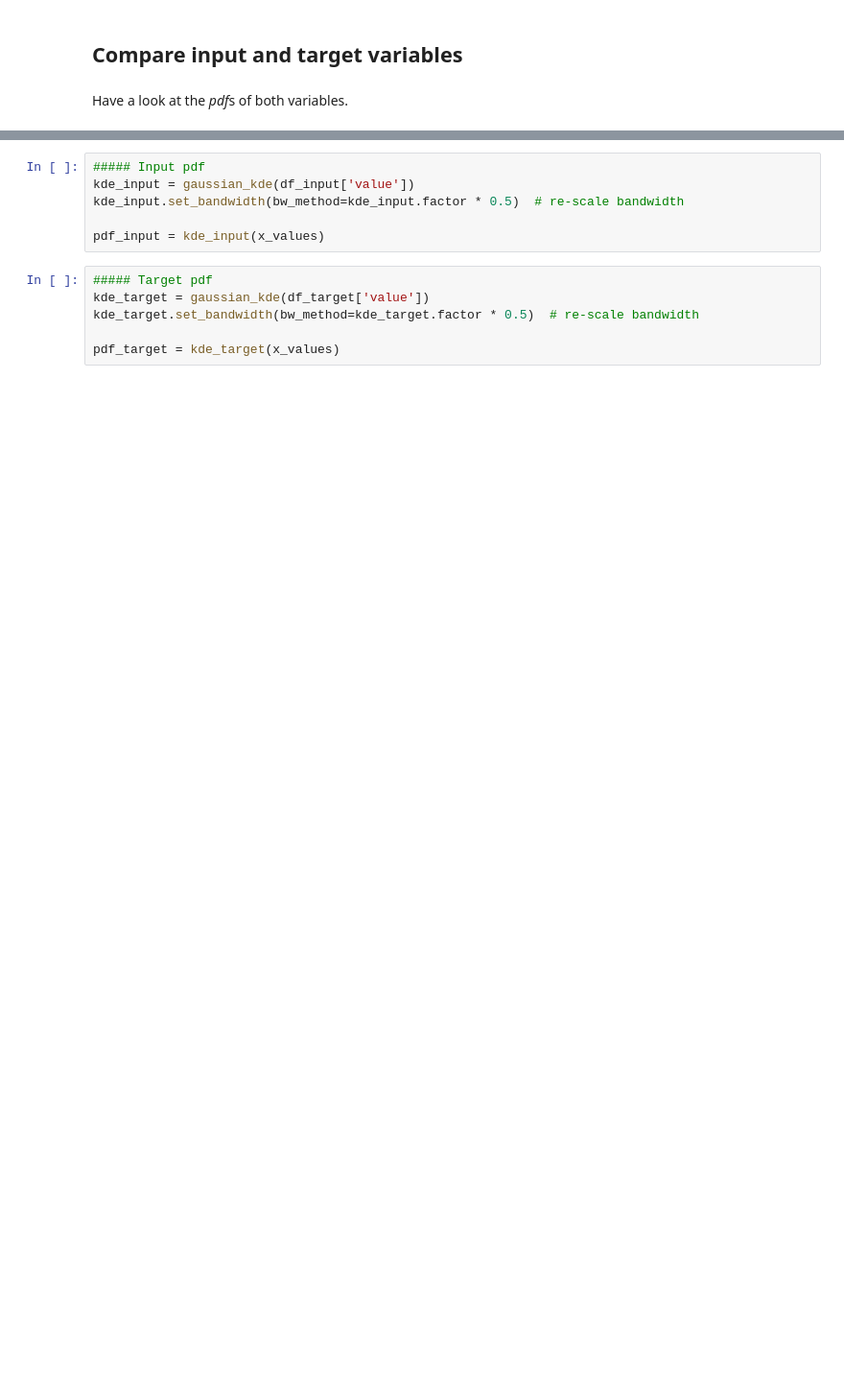
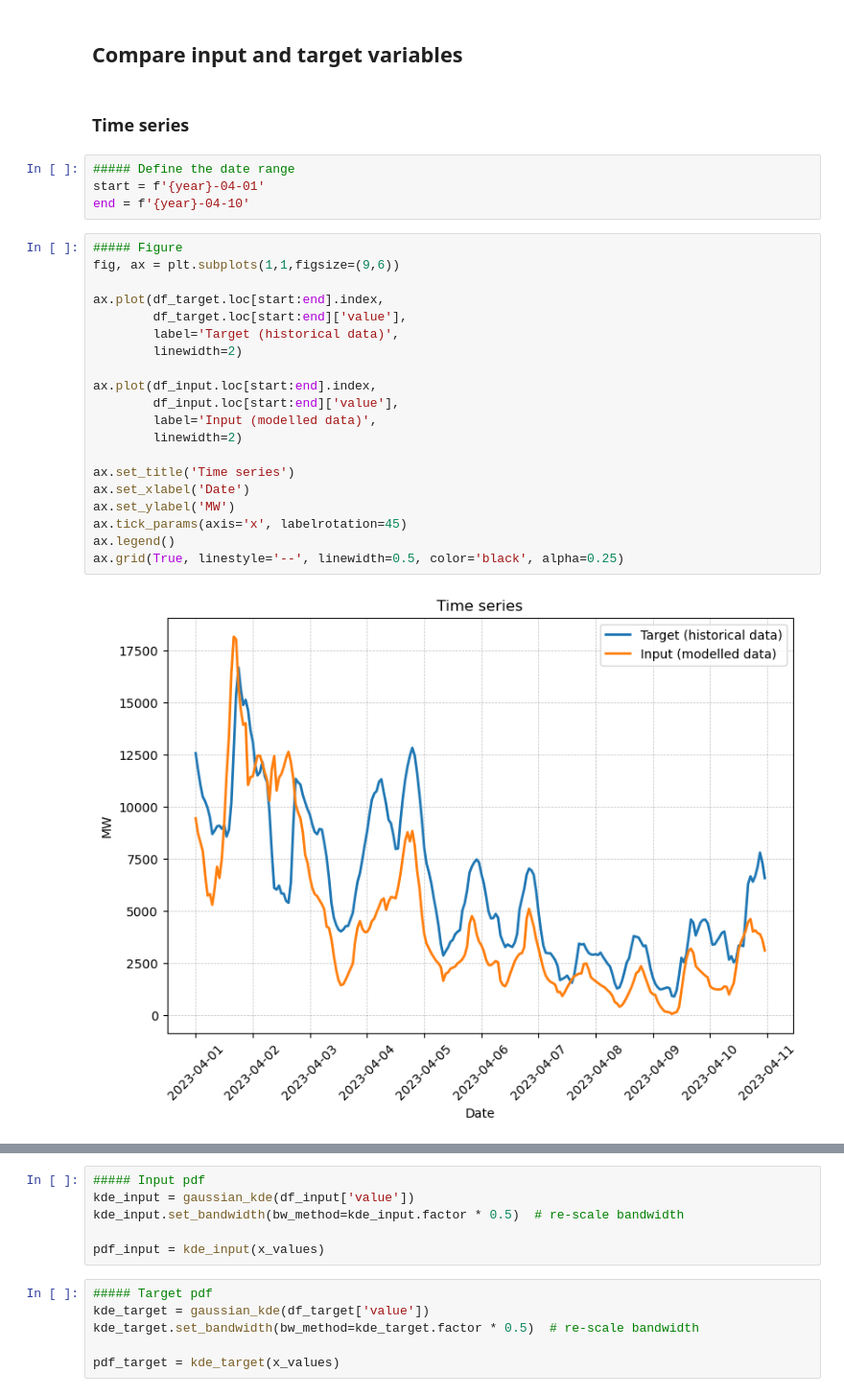
Before and after one commit to cristobal-GC/Q2Q_repository, a Jupyter notebook: notebooks/Tutorial_Creating_Q2Q_transform.ipynb, the cells around one changed output, grey strips where cells are left out. Shown: that part at 96% size. Drawn from its saved outputs; the diff is of its cells as text; blank space fills up the shorter version.

```diff
--- a/notebooks/Tutorial_Creating_Q2Q_transform.ipynb
+++ b/notebooks/Tutorial_Creating_Q2Q_transform.ipynb
@@ -65,5 +73,31 @@ df_input = pd.read_csv('../data/modelled_data/onwind_iberia_2023_NUTS3.csv',
                         index_col=0, parse_dates=True)
 # %% [markdown]
 ## Compare input and target variables
-# %% [markdown]
-Have a look at the *pdf*s of both variables.
+# %% [markdown]
+### Time series
+# %%
+##### Define the date range
+start = f'{year}-04-01'
+end = f'{year}-04-10'
+# %%
+##### Figure
+fig, ax = plt.subplots(1,1,figsize=(9,6))
+
+ax.plot(df_target.loc[start:end].index,
+        df_target.loc[start:end]['value'],
+        label='Target (historical data)',
+        linewidth=2)
+
+ax.plot(df_input.loc[start:end].index,
+        df_input.loc[start:end]['value'],
+        label='Input (modelled data)',
+        linewidth=2)
+
+ax.set_title('Time series')
+ax.set_xlabel('Date')
+ax.set_ylabel('MW')
+ax.tick_params(axis='x', labelrotation=45)
+ax.legend()
+ax.grid(True, linestyle='--', linewidth=0.5, color='black', alpha=0.25)
+# %% [output]
+[figure, added]
```
Also changed, not shown: parts of 11 cells of this notebook.
